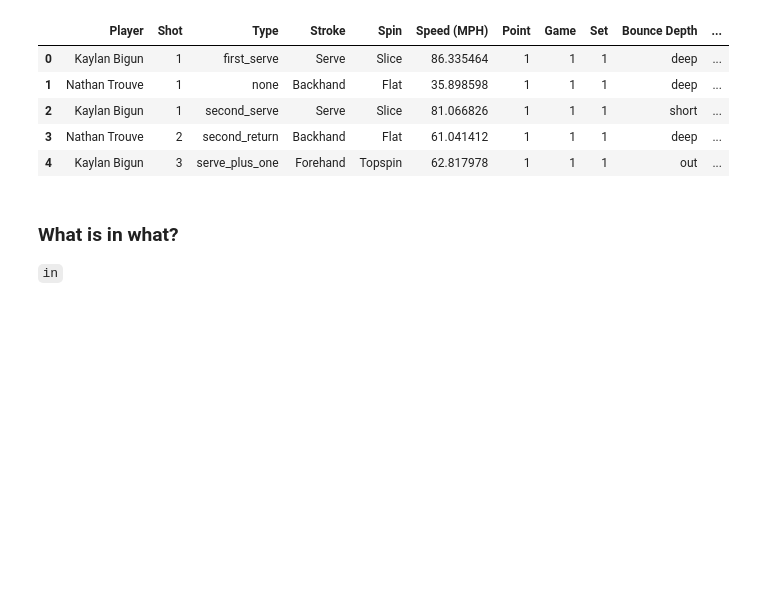
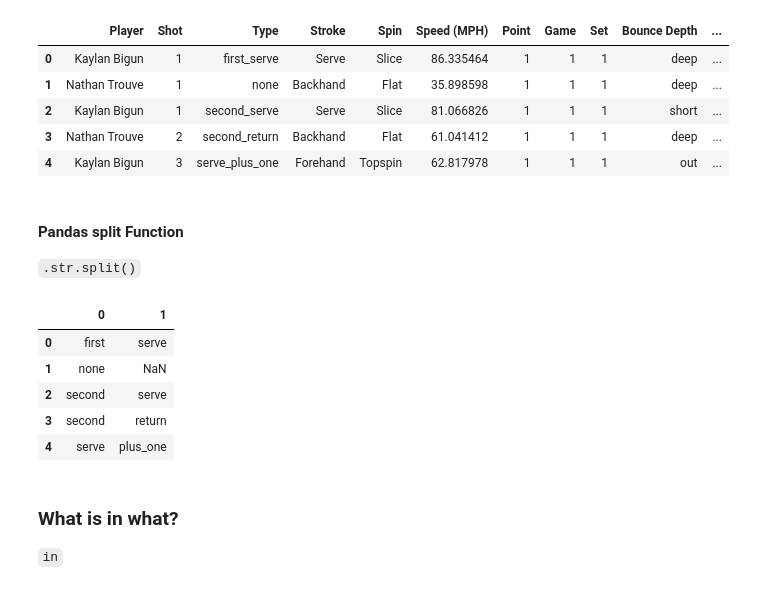
Before and after one commit to cjgimena/consulting-spring2025, a Jupyter notebook: Notebooks/week6_key.ipynb, the cells around one changed output. Drawn from its saved outputs; the diff is of its cells as text; code cells hidden in the pictures; blank space fills up the shorter version.

```diff
--- a/Notebooks/week5_key.ipynb
+++ b/Notebooks/week6_key.ipynb
@@ -52,7 +53,8 @@ set_scores[0].split("-")[0]
 #### Using this in a DataFrame (with our data)
 # %%
 # Read in the (playsight)kaylan_usc.xlsx, Shots sheet
-df = pd.read_excel('data/(playsight)kaylan_usc.xlsx', sheet_name='Shots')
+os.chdir("..")  # Move up one directory
+df = pd.read_excel('data/practice/(playsight)kaylan_usc.xlsx', sheet_name='Shots')
 df.head()
 # %% [output]
 |  | Player | Shot | Type | Stroke | Spin | Speed (MPH) | Point | Game | Set | Bounce Depth | ... |
@@ -100,6 +102,18 @@ display(df.head())
 | 2 | Kaylan Bigun | 1 | second_serve | Serve | Slice | 81.066826 | 1 | 1 | 1 | short | ... |
 | 3 | Nathan Trouve | 2 | second_return | Backhand | Flat | 61.041412 | 1 | 1 | 1 | deep | ... |
 | 4 | Kaylan Bigun | 3 | serve_plus_one | Forehand | Topspin | 62.817978 | 1 | 1 | 1 | out | ... |
+# %% [markdown]
+#### Pandas split Function
+`.str.split()`
+# %%
+df['Type'].str.split('_', n = 1).apply(pd.Series).head()
+# %% [output]
+|  | 0 | 1 |
+| 0 | first | serve |
+| 1 | none | NaN |
+| 2 | second | serve |
+| 3 | second | return |
+| 4 | serve | plus_one |
 # %% [markdown]
 ### What is in what?
 `in`
```
Also changed, not shown: parts of 2 cells of this notebook, 9 other files.
